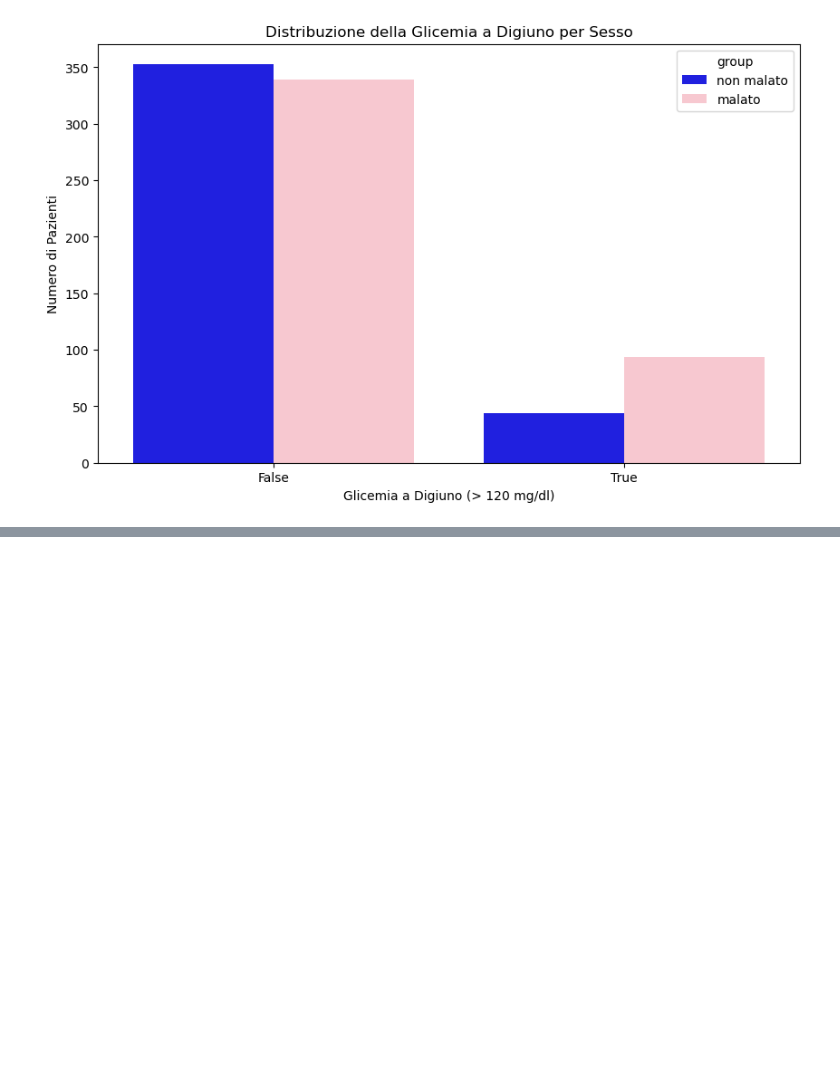
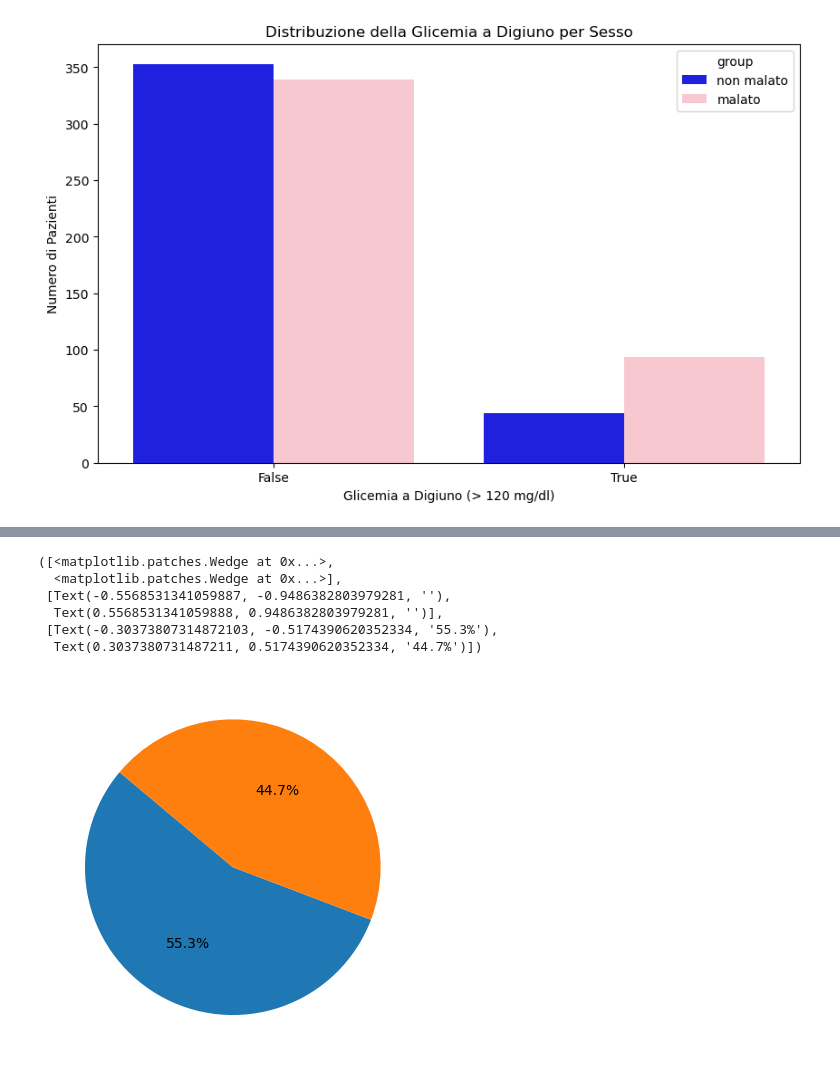
Before and after one commit to mattiaise/scientific-visualization, a Jupyter notebook: maxHeart_copia.ipynb, the cells around one changed output, grey strips where cells are left out. Drawn from its saved outputs; the diff is of its cells as text; code cells hidden in the pictures; blank space fills up the shorter version.

```diff
--- a/maxHeart_copia.ipynb
+++ b/maxHeart_copia.ipynb
@@ -291,0 +322,11 @@ plt.show()
+# %%
+origin_count = df.groupby('group').size()
+plt.pie(origin_count, autopct='%1.1f%%', startangle=140)
+# %% [output]
+([<matplotlib.patches.Wedge at 0x...>,
+  <matplotlib.patches.Wedge at 0x...>],
+ [Text(-0.5568531341059887, -0.9486382803979281, ''),
+  Text(0.5568531341059888, 0.9486382803979281, '')],
+ [Text(-0.30373807314872103, -0.5174390620352334, '55.3%'),
+  Text(0.3037380731487211, 0.5174390620352334, '44.7%')])
+[figure, added]
```
Also changed, not shown: parts of 8 cells of this notebook, 1 other file.
